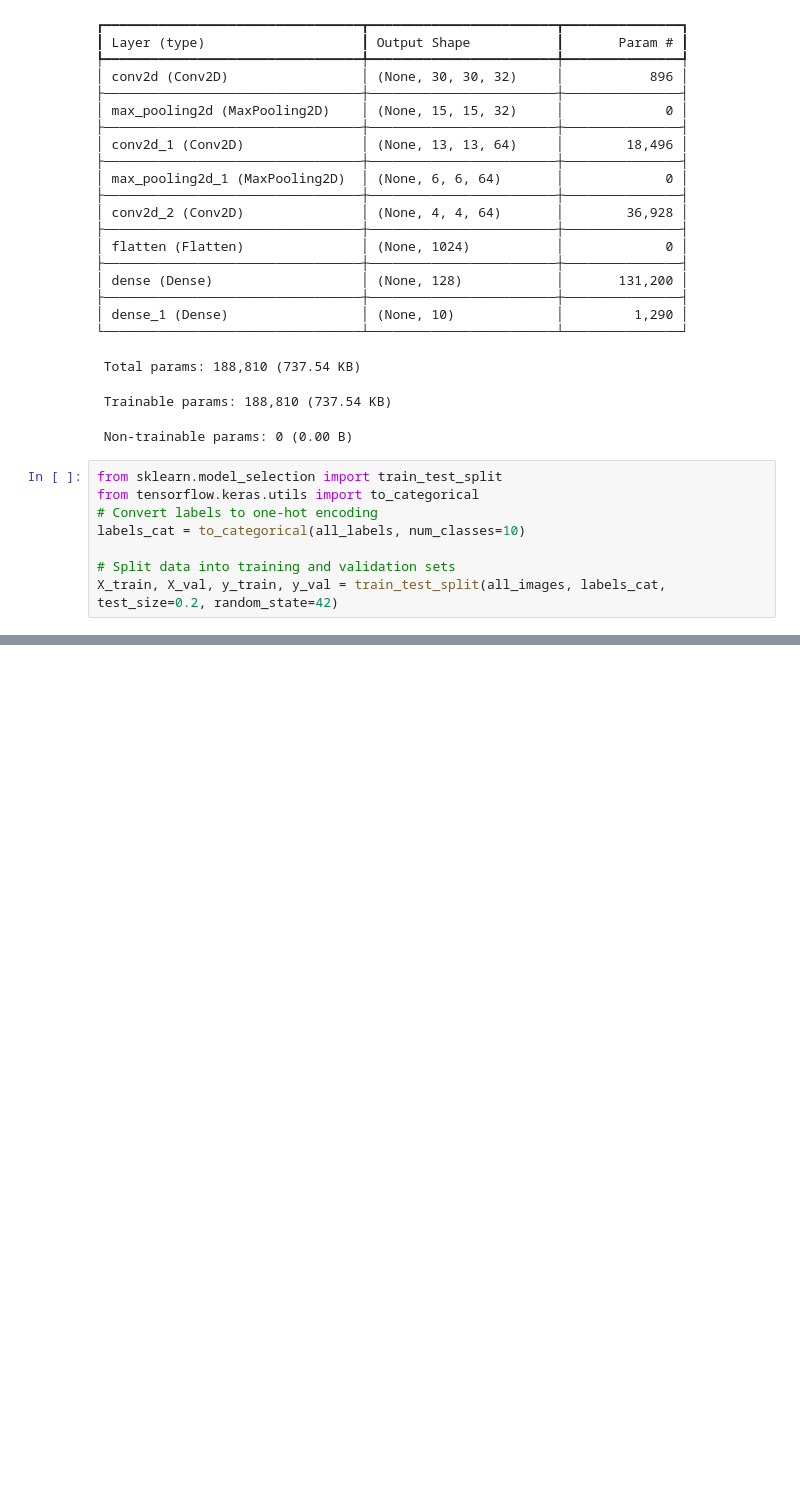
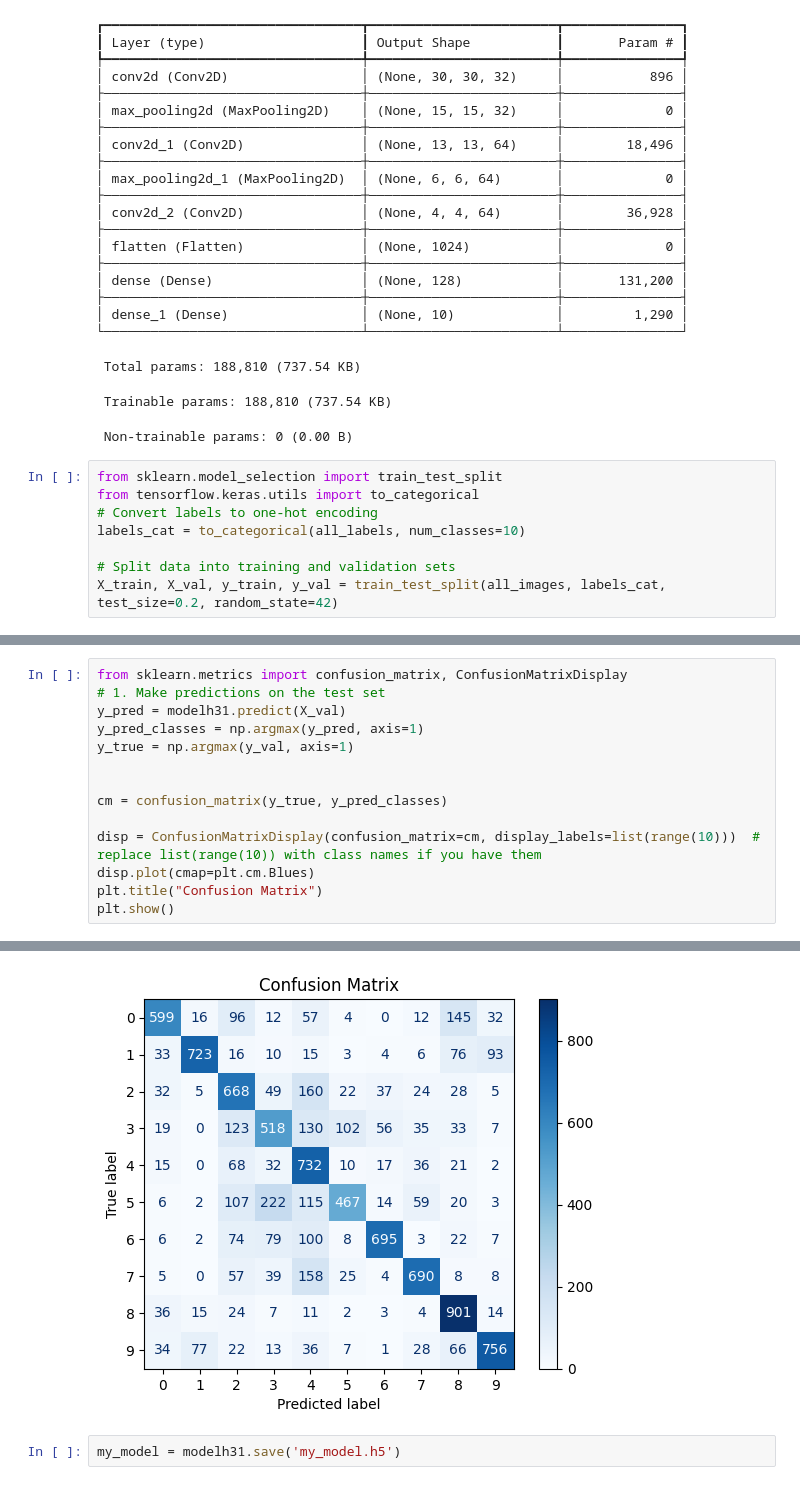
Before and after one commit to lockey815/demo-repo, a Jupyter notebook: cnns-for-image-classification.ipynb, the cells around one changed output, grey strips where cells are left out. Cells and saved outputs as stored; diff of their text form; blank space fills up the shorter version.

```diff
--- a/cnns-for-image-classification.ipynb
+++ b/cnns-for-image-classification.ipynb
@@ -157,0 +161,15 @@ plt.show()
+# %%
+from sklearn.metrics import confusion_matrix, ConfusionMatrixDisplay
+# 1. Make predictions on the test set
+y_pred = modelh31.predict(X_val)
+y_pred_classes = np.argmax(y_pred, axis=1)
+y_true = np.argmax(y_val, axis=1)
+
+
+cm = confusion_matrix(y_true, y_pred_classes)
+
+disp = ConfusionMatrixDisplay(confusion_matrix=cm, display_labels=list(range(10)))  # replace list(range(10)) with class names if you have them
+disp.plot(cmap=plt.cm.Blues)
+plt.title("Confusion Matrix")
+plt.show()
+# %% [output]
@@ -157,0 +177,3 @@ plt.show()
+[figure, added]
+# %%
+my_model = modelh31.save('my_model.h5')
```
Also changed, not shown: parts of 6 cells of this notebook.
